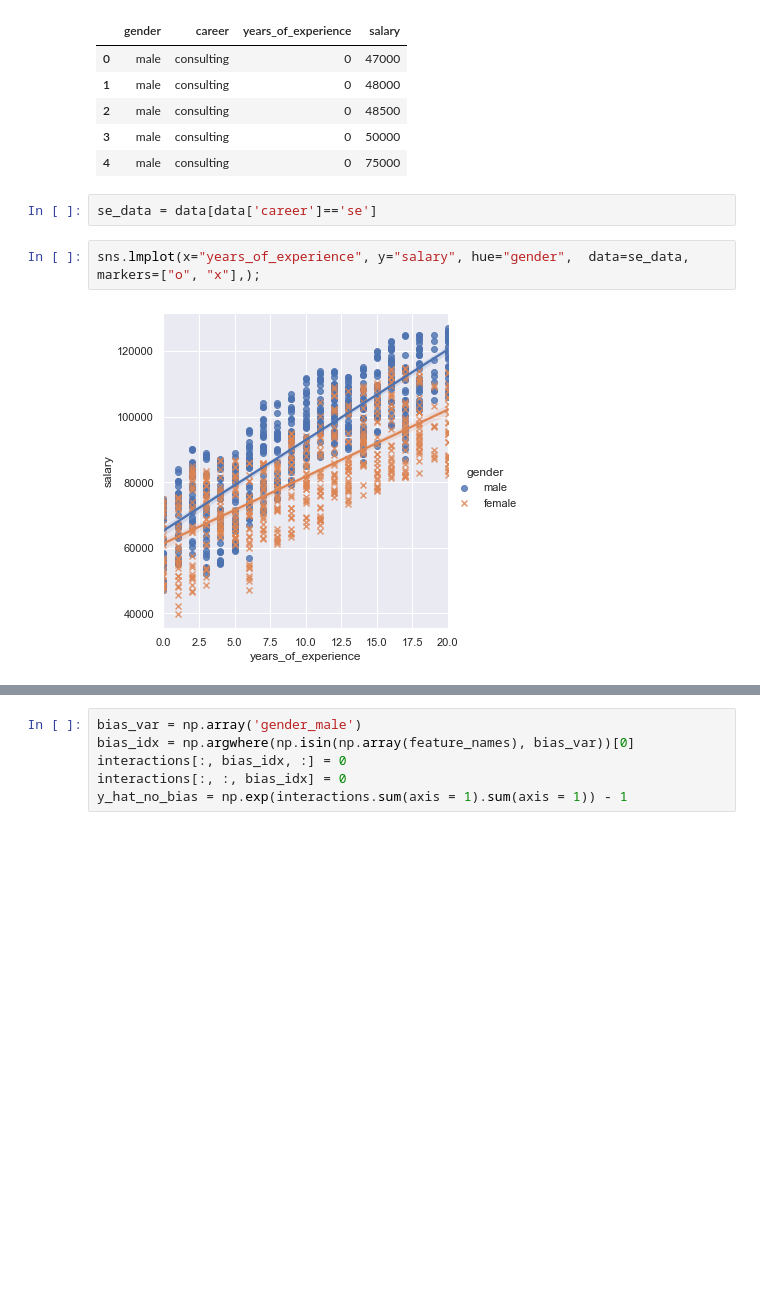
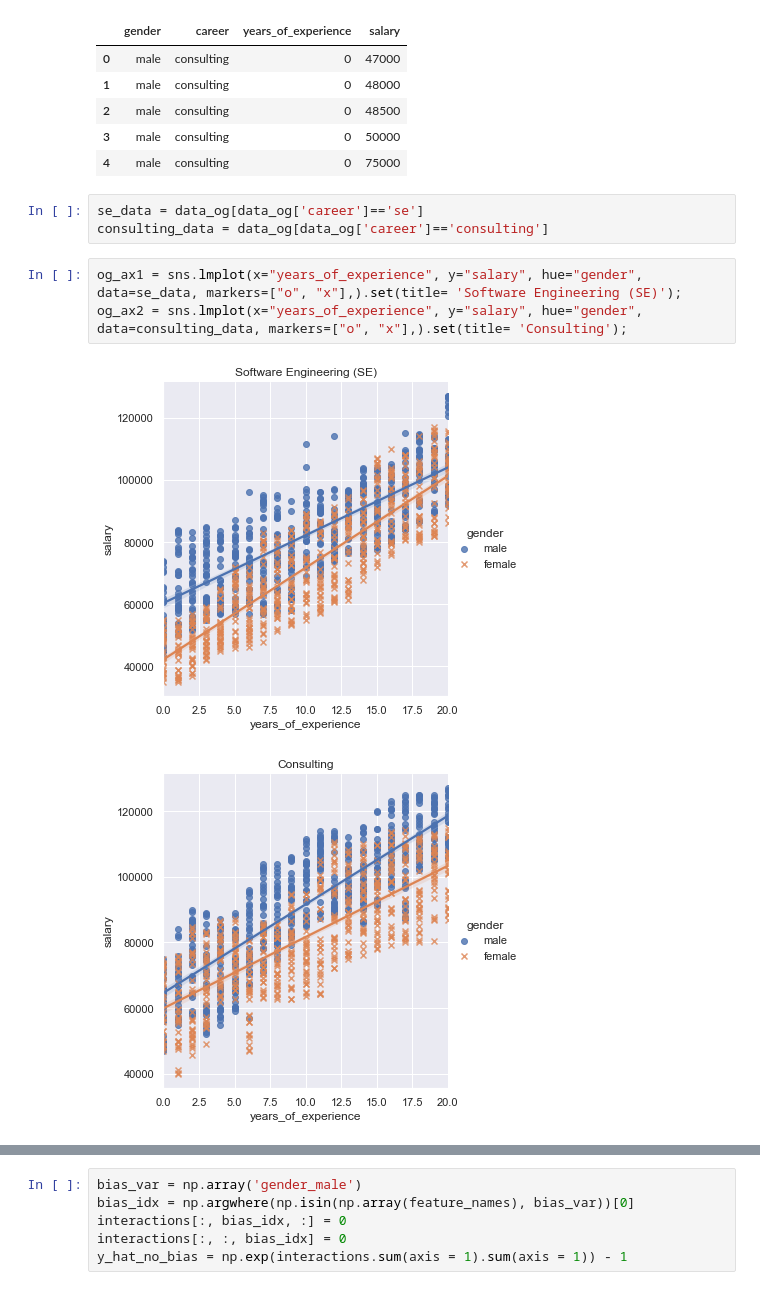
Before and after one commit to codingWithAndy/CSCM21-Abuses_Biases_and_Blessing_of_Data, a Jupyter notebook: Assignments/Part 2/solution.ipynb, the cells around one changed output, grey strips where cells are left out. Cells and saved outputs as stored; diff of their text form; blank space fills up the shorter version.

```diff
--- a/Assignments/Part 2/solution.ipynb
+++ b/Assignments/Part 2/solution.ipynb
@@ -64,10 +68,13 @@ tips.head()
 | 2 | male | consulting | 0 | 48500 |
 | 3 | male | consulting | 0 | 50000 |
 | 4 | male | consulting | 0 | 75000 |
-# %%
-se_data = data[data['career']=='se']
+# %%
+se_data = data_og[data_og['career']=='se']
+consulting_data = data_og[data_og['career']=='consulting']
 # %%
-sns.lmplot(x="years_of_experience", y="salary", hue="gender",  data=se_data, markers=["o", "x"],);
+og_ax1 = sns.lmplot(x="years_of_experience", y="salary", hue="gender",  data=se_data, markers=["o", "x"],).set(title= 'Software Engineering (SE)');
+og_ax2 = sns.lmplot(x="years_of_experience", y="salary", hue="gender",  data=consulting_data, markers=["o", "x"],).set(title= 'Consulting');
 # %% [output]
-[figure, old version]
+[figure, new version]
+[figure, added]
 # %%
```
Also changed, not shown: parts of 41 cells of this notebook, 21 other files.
